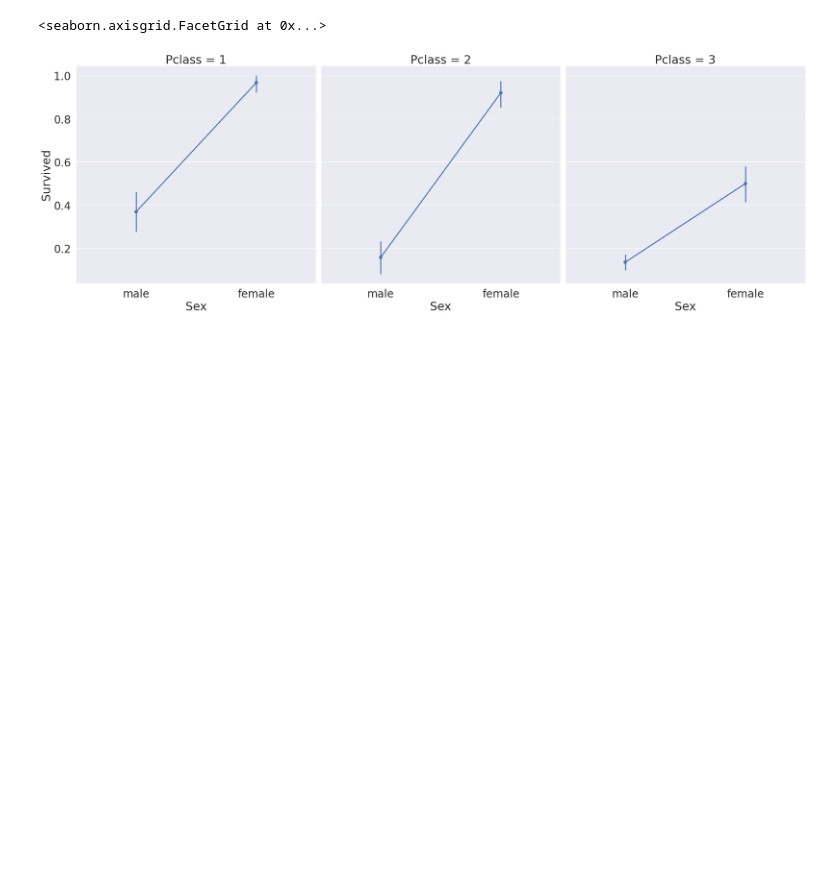
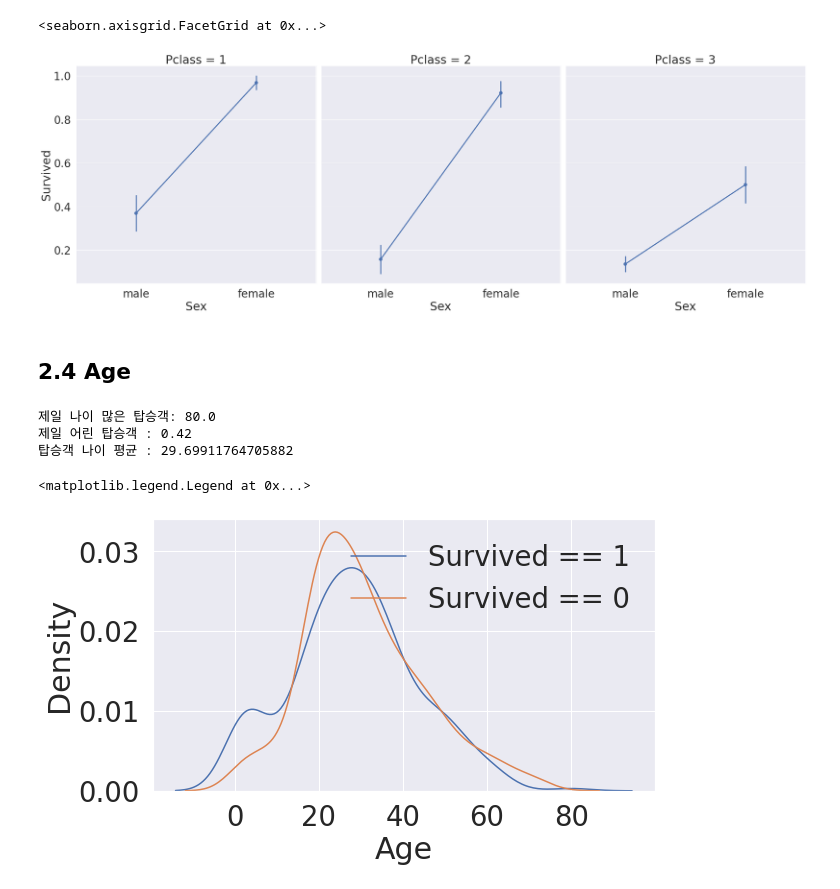
Before and after one commit to eugenekk/kaggle_shadow, a Jupyter notebook: model.ipynb, the cells around one changed output. Cells and saved outputs as stored; diff of their text form; code cells hidden in the pictures; blank space fills up the shorter version.

```diff
--- a/model.ipynb
+++ b/model.ipynb
@@ -280,3 +280,23 @@ sns.factorplot(x='Sex', y='Survived', col = "Pclass", data=df_train, saturation
 # %% [output]
 <seaborn.axisgrid.FacetGrid at 0x...>
 [figure]
+# %% [markdown]
+## 2.4 Age
+# %%
+print(f"제일 나이 많은 탑승객: {df_train['Age'].max()}")
+print(f"제일 어린 탑승객 : {df_train['Age'].min()}")
+print(f"탑승객 나이 평균 : {df_train['Age'].mean()}")
+# %% [output]
+제일 나이 많은 탑승객: 80.0
+제일 어린 탑승객 : 0.42
+탑승객 나이 평균 : 29.69911764705882
+# %%
+f, ax = plt.subplots(1,1, figsize = (9,5))
+
+sns.kdeplot(df_train[df_train['Survived'] == 1]['Age'])
+sns.kdeplot(df_train[df_train['Survived'] == 0]['Age'])
+
+plt.legend(['Survived == 1', 'Survived == 0'])
+# %% [output]
+<matplotlib.legend.Legend at 0x...>
+[figure, added]
```
Also changed, not shown: parts of 88 cells of this notebook.
